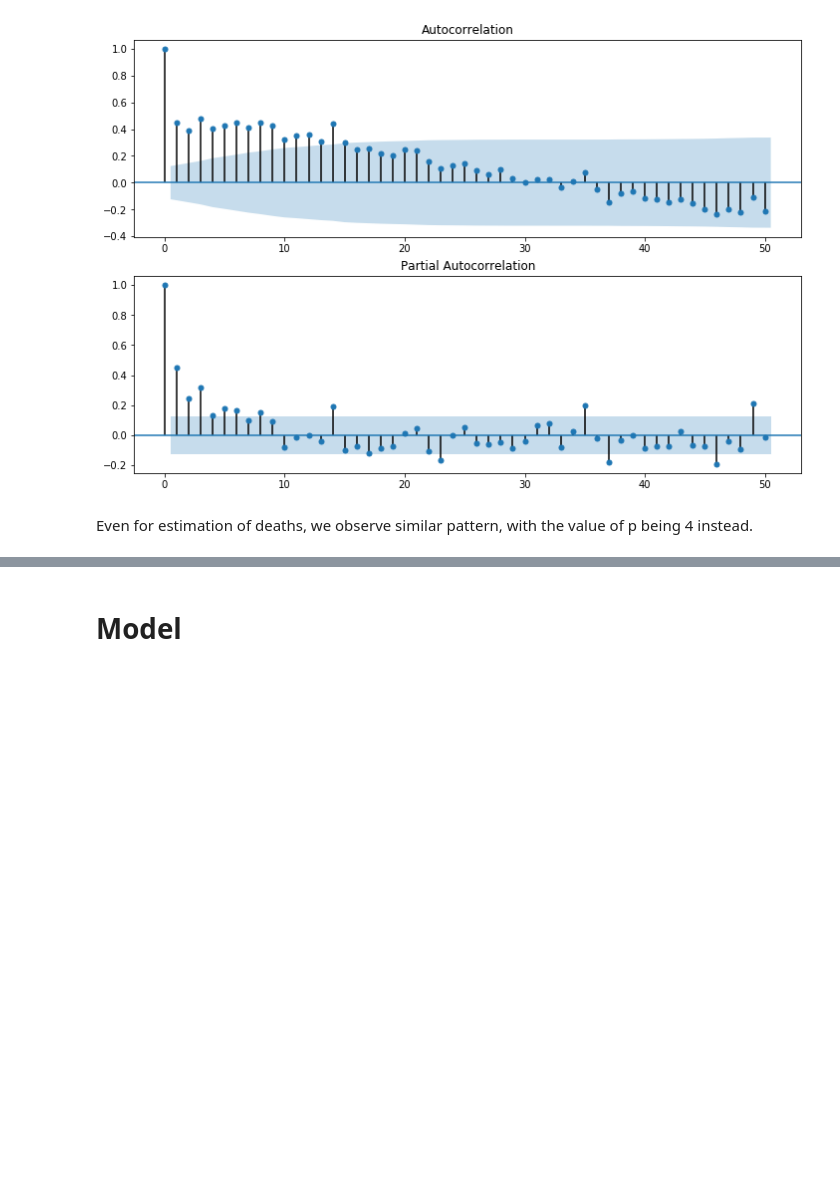
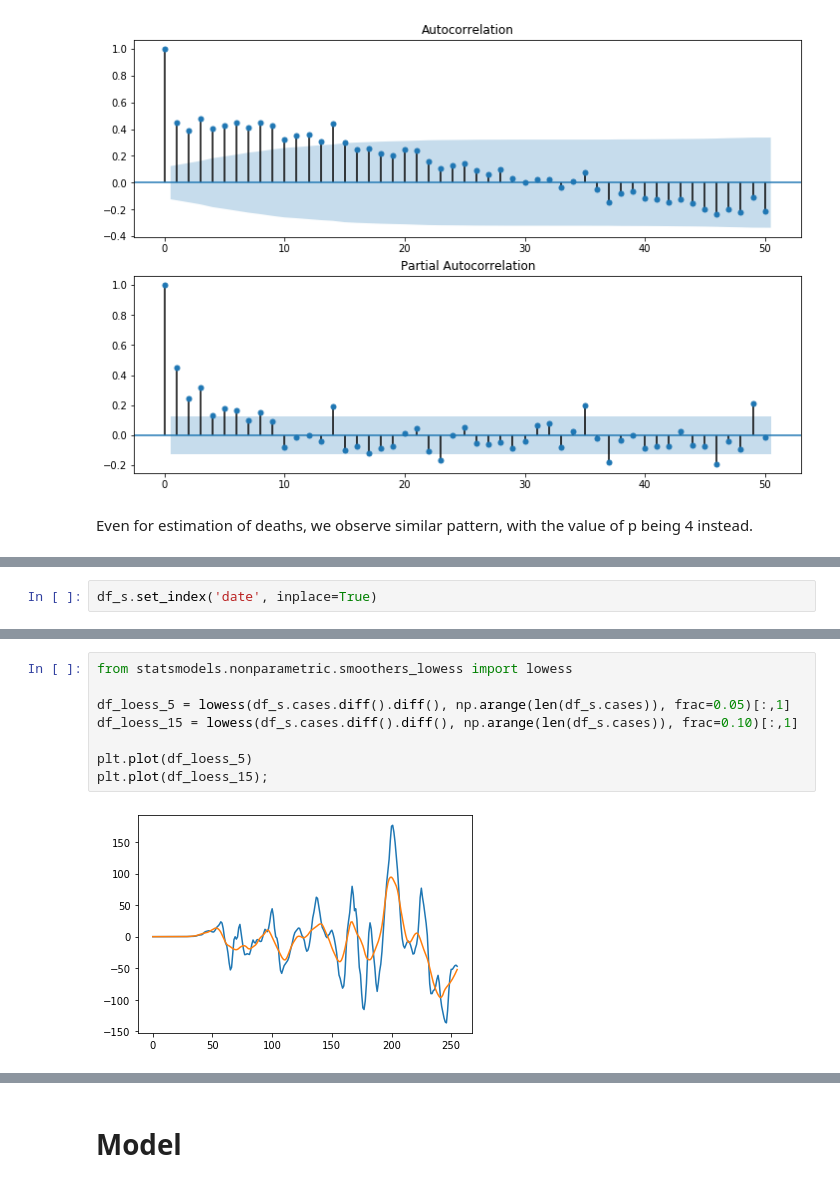
Before and after one commit to kmair/covid-usa, a Jupyter notebook: EDA.ipynb, the cells around one changed output, grey strips where cells are left out. Cells and saved outputs as stored; diff of their text form; blank space fills up the shorter version.

```diff
--- a/EDA.ipynb
+++ b/EDA.ipynb
@@ -403,0 +507,2 @@ Even for estimation of deaths, we observe similar pattern, with the value of p b
+# %%
+df_s.set_index('date', inplace=True)
@@ -403,0 +541,10 @@ Even for estimation of deaths, we observe similar pattern, with the value of p b
+# %%
+from statsmodels.nonparametric.smoothers_lowess import lowess
+
+df_loess_5 = lowess(df_s.cases.diff().diff(), np.arange(len(df_s.cases)), frac=0.05)[:,1]
+df_loess_15 = lowess(df_s.cases.diff().diff(), np.arange(len(df_s.cases)), frac=0.10)[:,1]
+
+plt.plot(df_loess_5)
+plt.plot(df_loess_15);
+# %% [output]
+[figure, added]
```
Also changed, not shown: parts of 47 cells of this notebook, 2 other files.
